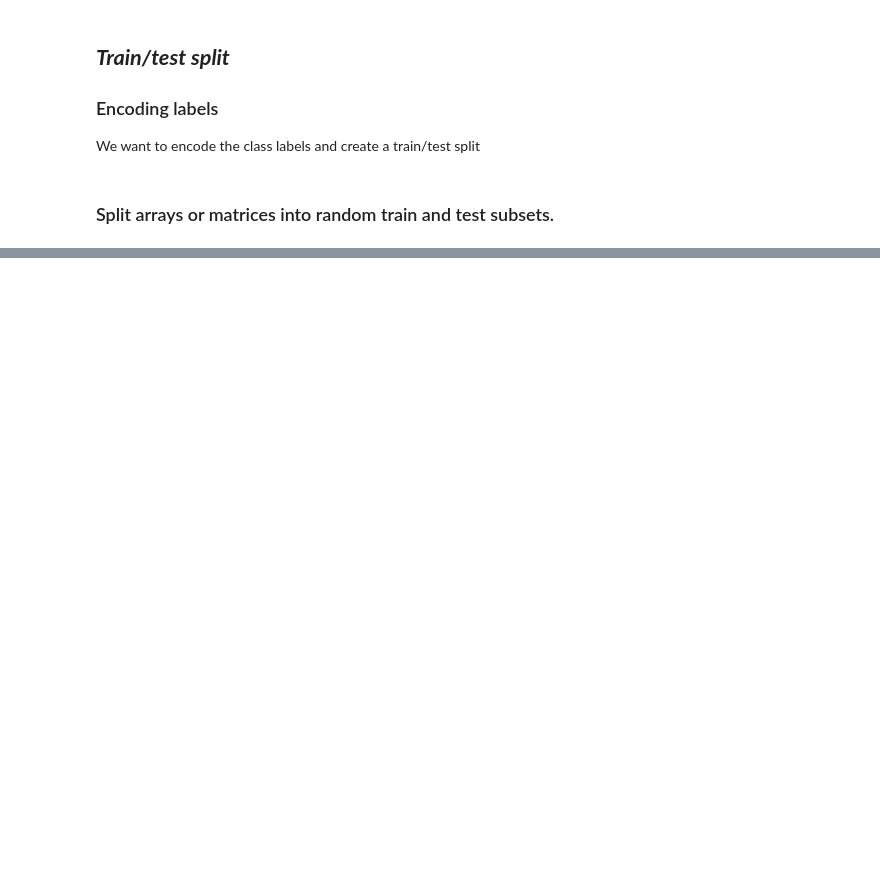
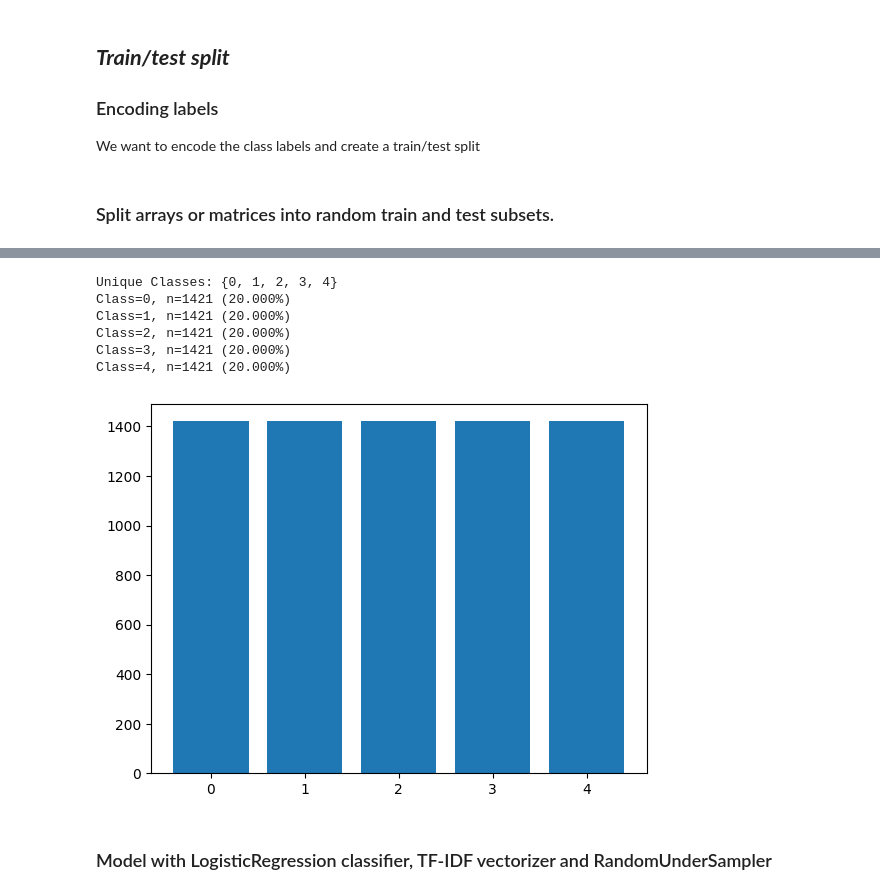
Before and after one commit to anaismalet/NLP_Project, a Jupyter notebook: Notebook_3_Improve_model.ipynb, the cells around one changed output, grey strips where cells are left out. Saved outputs shown, nothing was run; the diff lists cells and outputs as text; code cells hidden in the pictures; blank space fills up the shorter version.

```diff
--- a/notebook_1_preprocessing.ipynb
+++ b/Notebook_3_Improve_model.ipynb
@@ -330,0 +380,38 @@ Countvectorizer seems to gives much result, but the diagonal is still less perfo
+# %%
+from imblearn.under_sampling import RandomUnderSampler
+from collections import Counter
+import matplotlib.pyplot as plt
+
+# Vectorize the text data using TF-IDF
+vectorizer = TfidfVectorizer()
+X_tfidf = vectorizer.fit_transform(X)
+
+# Define the unique classes present in your labels
+unique_classes = set(y)  # Get the unique classes in the original labels
+
+# Print or check the unique classes
+print("Unique Classes:", unique_classes)
+
+# Apply RandomUnderSampler to undersample the majority class
+undersample = RandomUnderSampler(random_state=42)
+X_resampled, y_resampled = undersample.fit_resample(X_tfidf, y)
+
+# Summarize distribution
+counter = Counter(y_resampled)
+for k, v in counter.items():
+    per = v / len(y_resampled) * 100
+    print('Class=%d, n=%d (%.3f%%)' % (k, v, per))
+
+# Plot the distribution
+plt.bar(counter.keys(), counter.values())
+plt.show()
+# %% [output]
+Unique Classes: {0, 1, 2, 3, 4}
+Class=0, n=1421 (20.000%)
+Class=1, n=1421 (20.000%)
+Class=2, n=1421 (20.000%)
+Class=3, n=1421 (20.000%)
+Class=4, n=1421 (20.000%)
+[figure, added]
+# %% [markdown]
+### Model with LogisticRegression classifier, TF-IDF vectorizer and RandomUnderSampler
```
Also changed, not shown: parts of 61 cells of this notebook, 7 other files.
